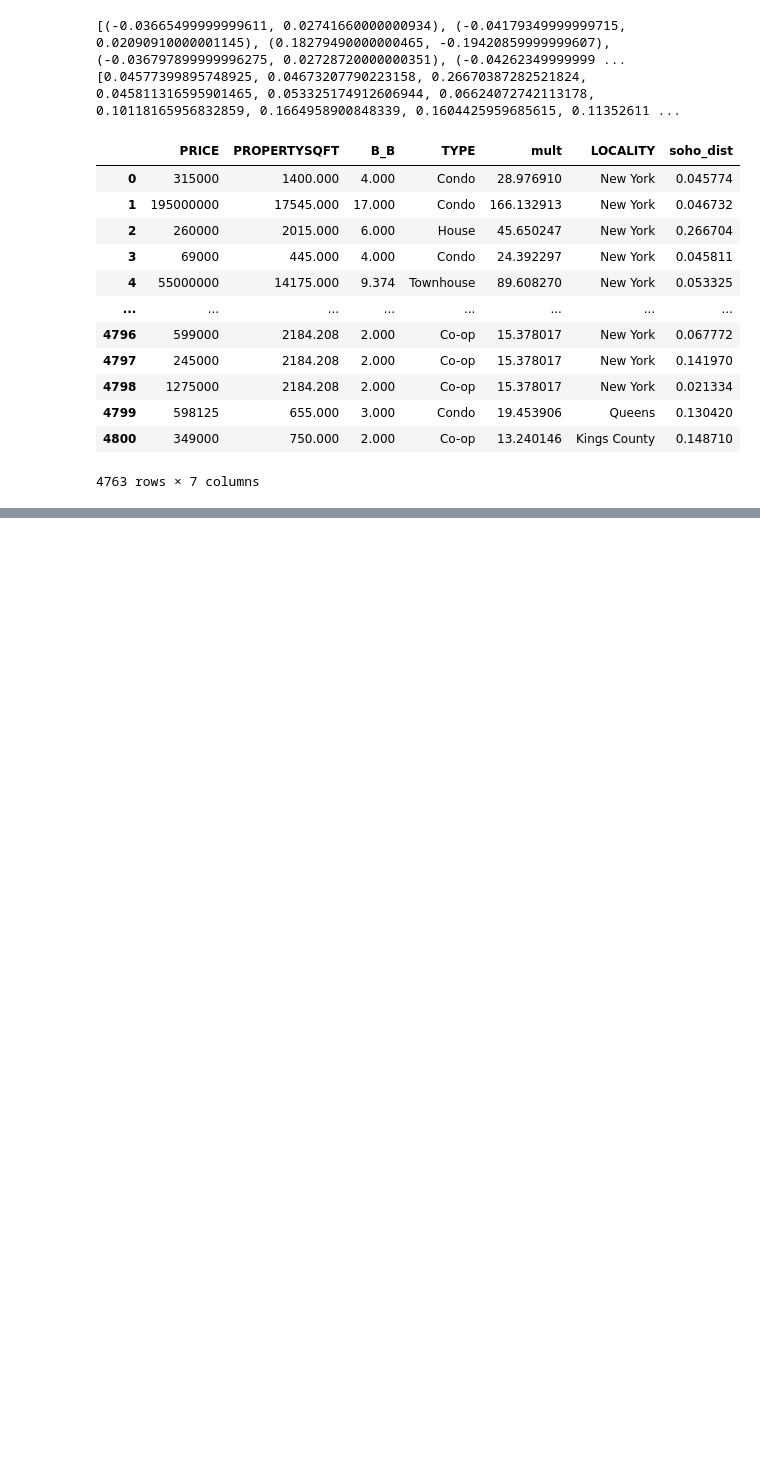
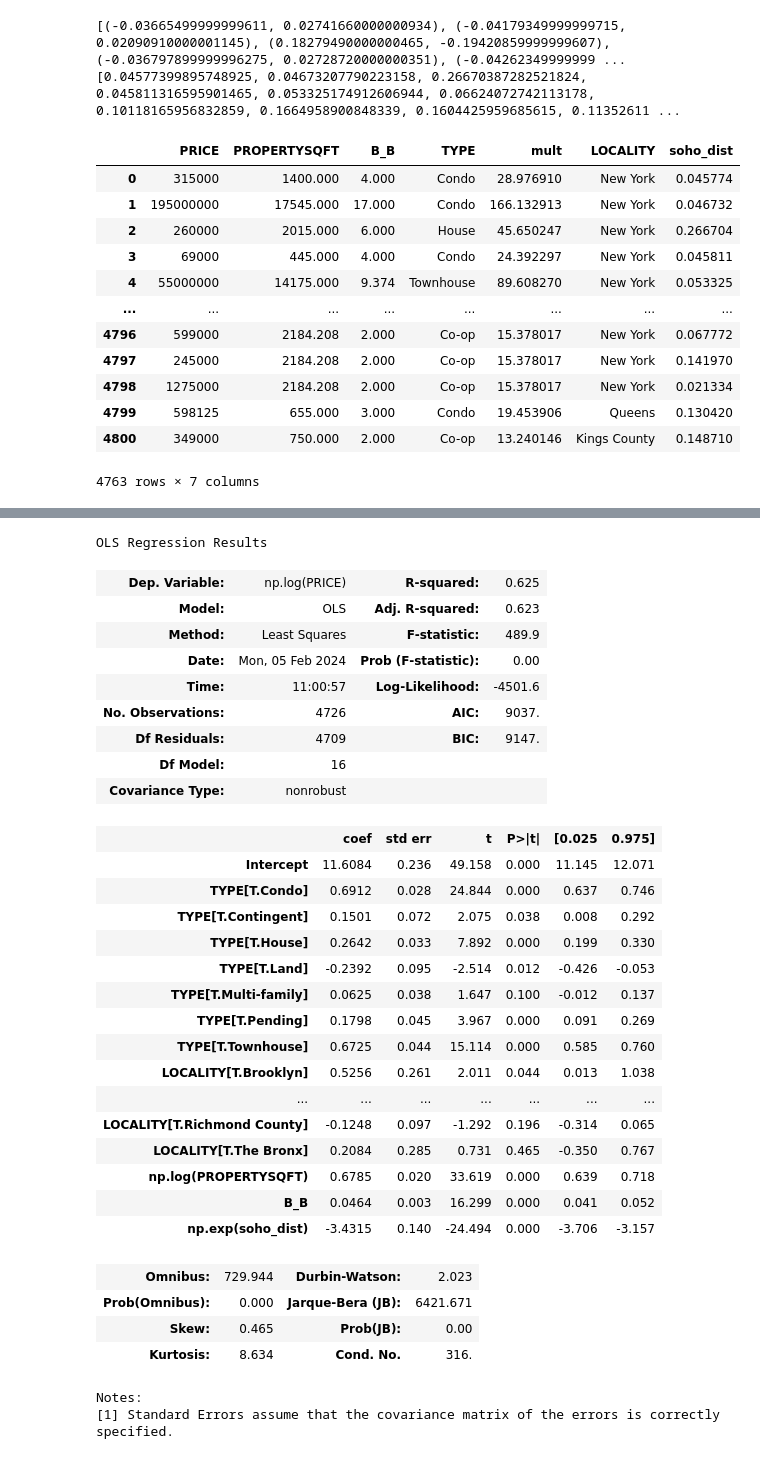
Before and after one commit to yyashhp/Kaggle-Regression-Analyses, a Jupyter notebook: New_York_Housing_Regression.ipynb, the cells around one changed output, grey strips where cells are left out. Saved outputs shown, nothing was run; the diff lists cells and outputs as text; code cells hidden in the pictures; blank space fills up the shorter version.

```diff
--- a/New_York_Housing_Regression.ipynb
+++ b/New_York_Housing_Regression.ipynb
@@ -559,0 +558,46 @@ mobile_idx =
+# %%
+mobile_idx = dist_data.loc[dist_data['TYPE'] == 'Mobile']
+#print(mobile_idx)
+dist_data.drop(labels = mobile_idx.index.tolist(), axis = 0, inplace = True)
+dist_data['TYPE'] = dist_data['TYPE'].apply(lambda x: "Condo" if x == "Condop" else x)
+for_idx = dist_data.loc[dist_data['TYPE'] == 'For'].index.tolist()
+
+dist_data.drop(labels = for_idx, axis = 0, inplace = True)
+coming_idx = dist_data.loc[dist_data['TYPE'] == 'Coming']
+#print(coming_idx)
+dist_data.drop(labels = coming_idx.index.tolist(), axis = 0, inplace = True)
+dist_model = stats.ols(formula = 'np.log(PRICE) ~ np.log(PROPERTYSQFT) + B_B + TYPE + LOCALITY + np.exp(soho_dist)', data = dist_data).fit()
+dist_model.summary()
+# %% [output]
+OLS Regression Results
+| Dep. Variable: | np.log(PRICE) | R-squared: | 0.625 |
+| Model: | OLS | Adj. R-squared: | 0.623 |
+| Method: | Least Squares | F-statistic: | 489.9 |
+| Date: | Mon, 05 Feb 2024 | Prob (F-statistic): | 0.00 |
+| Time: | 11:00:57 | Log-Likelihood: | -4501.6 |
+| No. Observations: | 4726 | AIC: | 9037. |
+| Df Residuals: | 4709 | BIC: | 9147. |
+| Df Model: | 16 |  |  |
+| Covariance Type: | nonrobust |  |  |
+|  | coef | std err | t | P>|t| | [0.025 | 0.975] |
+| Intercept | 11.6084 | 0.236 | 49.158 | 0.000 | 11.145 | 12.071 |
+| TYPE[T.Condo] | 0.6912 | 0.028 | 24.844 | 0.000 | 0.637 | 0.746 |
+| TYPE[T.Contingent] | 0.1501 | 0.072 | 2.075 | 0.038 | 0.008 | 0.292 |
+| TYPE[T.House] | 0.2642 | 0.033 | 7.892 | 0.000 | 0.199 | 0.330 |
+| TYPE[T.Land] | -0.2392 | 0.095 | -2.514 | 0.012 | -0.426 | -0.053 |
+| TYPE[T.Multi-family] | 0.0625 | 0.038 | 1.647 | 0.100 | -0.012 | 0.137 |
+| TYPE[T.Pending] | 0.1798 | 0.045 | 3.967 | 0.000 | 0.091 | 0.269 |
+| TYPE[T.Townhouse] | 0.6725 | 0.044 | 15.114 | 0.000 | 0.585 | 0.760 |
+| LOCALITY[T.Brooklyn] | 0.5256 | 0.261 | 2.011 | 0.044 | 0.013 | 1.038 |
+| ... | ... | ... | ... | ... | ... | ... |
+| LOCALITY[T.Richmond County] | -0.1248 | 0.097 | -1.292 | 0.196 | -0.314 | 0.065 |
+| LOCALITY[T.The Bronx] | 0.2084 | 0.285 | 0.731 | 0.465 | -0.350 | 0.767 |
+| np.log(PROPERTYSQFT) | 0.6785 | 0.020 | 33.619 | 0.000 | 0.639 | 0.718 |
+| B_B | 0.0464 | 0.003 | 16.299 | 0.000 | 0.041 | 0.052 |
+| np.exp(soho_dist) | -3.4315 | 0.140 | -24.494 | 0.000 | -3.706 | -3.157 |
+| Omnibus: | 729.944 | Durbin-Watson: | 2.023 |
+| Prob(Omnibus): | 0.000 | Jarque-Bera (JB): | 6421.671 |
+| Skew: | 0.465 | Prob(JB): | 0.00 |
+| Kurtosis: | 8.634 | Cond. No. | 316. |
+Notes:
+[1] Standard Errors assume that the covariance matrix of the errors is correctly specified.
```
Also changed, not shown: parts of 10 cells of this notebook, 1 other file.
